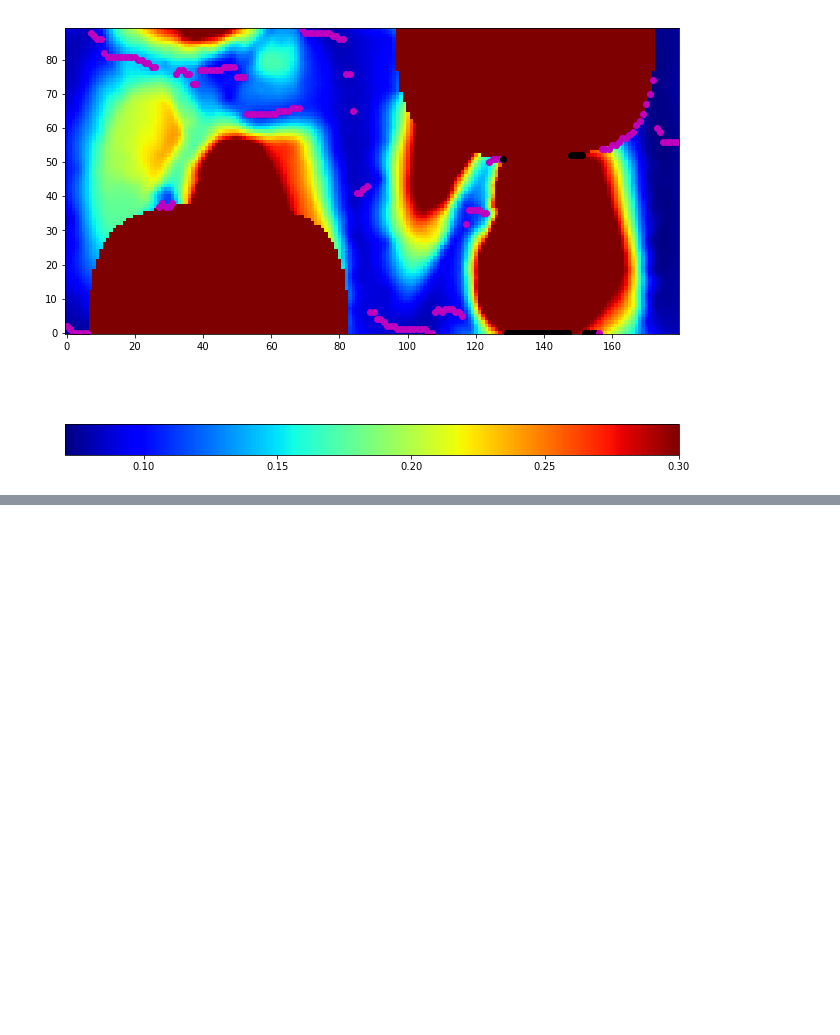
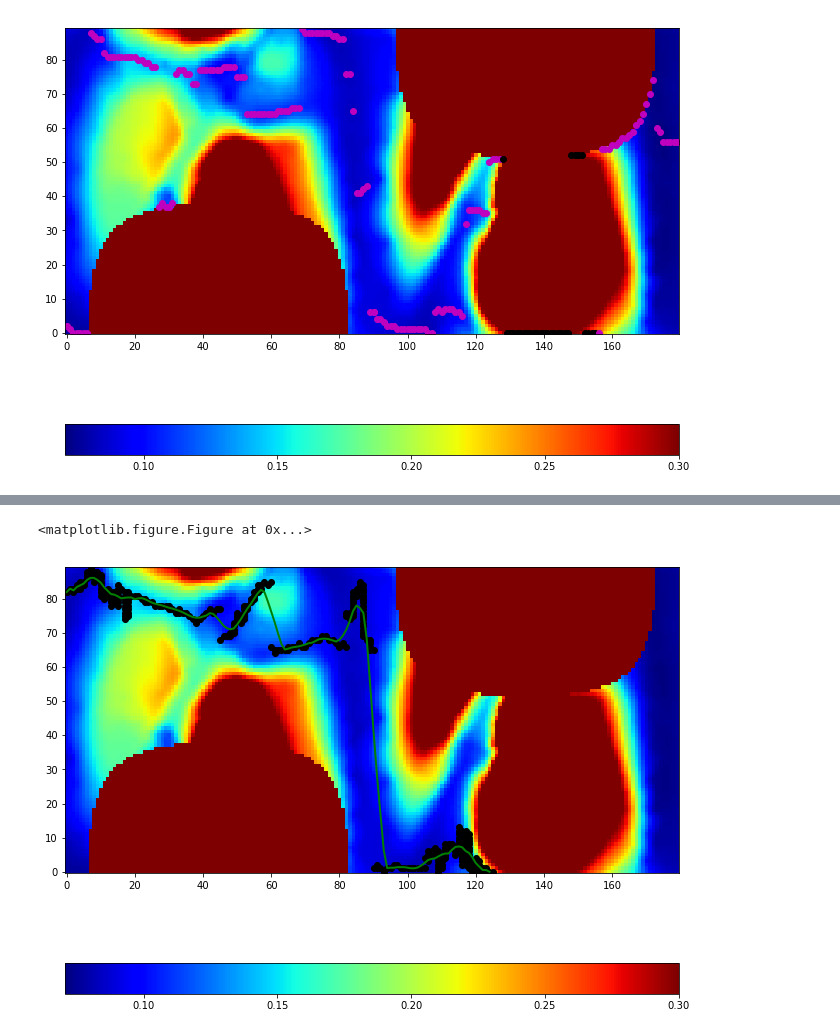
Before and after one commit to jandrejk/AstarOptimization, a Jupyter notebook: AOC Python 3.ipynb, the cells around one changed output, grey strips where cells are left out. Saved outputs shown, nothing was run; the diff lists cells and outputs as text; code cells hidden in the pictures; blank space fills up the shorter version.

```diff
--- a/AOC Python 3.ipynb
+++ b/AOC Python 3.ipynb
@@ -270,0 +486,10 @@ plt.show()
+# %%
+xp = np.arange(0,max(x),1)
+plt.figure(figsize=(12,8))
+pl.FlooadPlot(pic=gt_map,flood_level=0.3)
+plt.plot(x,y,'ko')
+plt.plot(np.arange(len(nice_y)),nice_y,'g-',lw=2)
+plt.show()
+# %% [output]
+<matplotlib.figure.Figure at 0x...>
+[figure, added]
```
Also changed, not shown: parts of 27 cells of this notebook.
